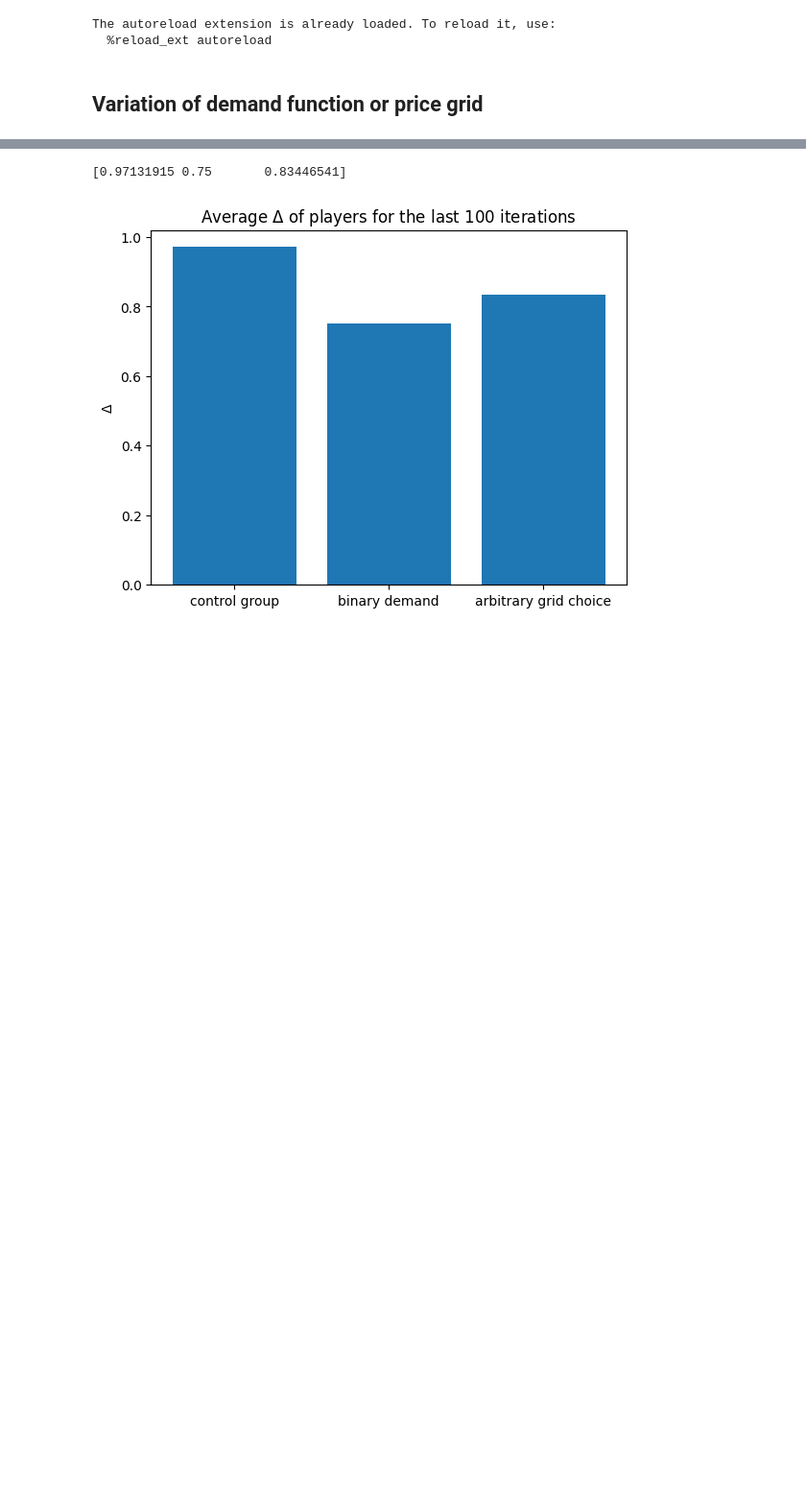
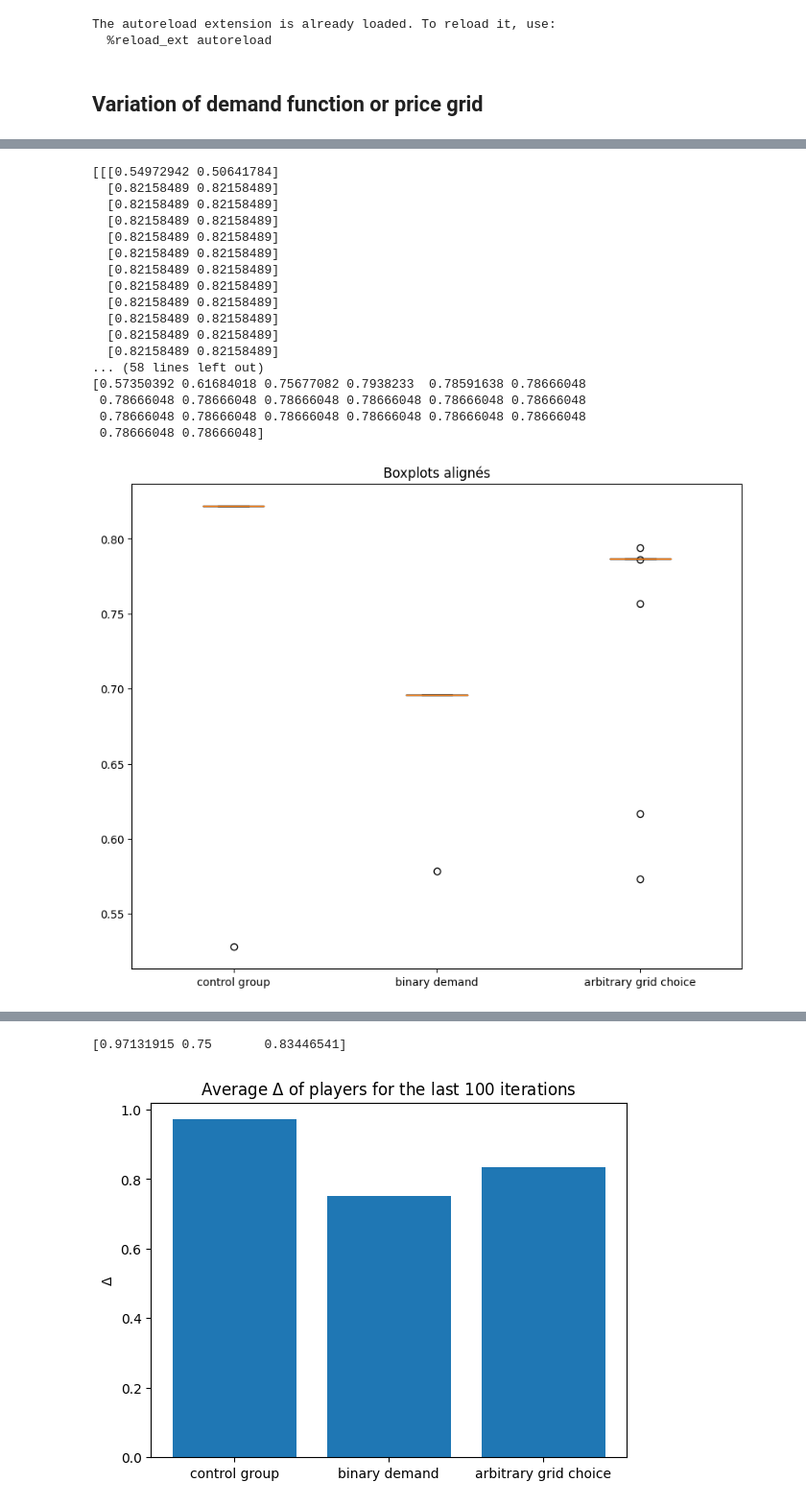
Before and after one commit to Suzie14/RLandPricing, a Jupyter notebook: notebooks/var_demand_grid.ipynb, the cells around one changed output, grey strips where cells are left out. Shown at 96% size. Saved outputs shown, nothing was run; the diff lists cells and outputs as text; code cells hidden in the pictures; blank space fills up the shorter version.

```diff
--- a/notebooks/var_demand_grid.ipynb
+++ b/notebooks/var_demand_grid.ipynb
@@ -103,0 +102,70 @@ plt.show()
+# %%
+
+legend = ["control group", "binary demand", "arbitrary grid choice"]
+prices = pr.PriceOptimizer()
+prices_binary = pr.PriceOptimizer(binary_demand=True)
+collusion_profit, collusion_prices = prices.CollusionPrice()
+collusion_profit_binary, collusion_prices_binary = prices_binary.CollusionPrice()
+nash_profit, nash_prices = prices.NashPrice()
+nash_profit_binary, nash_prices_binary = prices_binary.NashPrice()
+
+RN = nash_profit, nash_profit_binary, nash_profit
+RC = collusion_profit, collusion_profit_binary, collusion_profit
+
+
+Rmean = np.zeros((len(aggregated_agents), len(aggregated_agents[0]), len(aggregated_agents[0][0][0])))
+DRmean = np.zeros((len(aggregated_agents), len(aggregated_agents[0]), len(aggregated_agents[0][0][0])))
+
+box = np.zeros((len(aggregated_agents), len(aggregated_agents[0])))
+# Parameters
+n_params = len(aggregated_agents)
+
+# Loop through each parameter
+for param_ind in range(n_params):
+
+  # Loop through each sample
+  for sample_ind in range(len(aggregated_agents[0])):
+    for j in range (2):
+      Rmean[param_ind][sample_ind][j] = aggregated_agents[param_ind][sample_ind][-100:,j].mean()
+      DRmean[param_ind][sample_ind][j] = (Rmean[param_ind][sample_ind][j] - RN[param_ind])/(RC[param_ind] - RN[param_ind])
+      box = DRmean.mean(axis = 2)
+print(DRmean)
+
+# Mettre les données dans une liste
+data = [box[param_ind] for param_ind in range(len(aggregated_agents))]
+
+
+fig, ax = plt.subplots(figsize=(10, 8))
+
+# Tracer les boxplots
+ax.boxplot(data,
+           notch=False,
+           positions=[1,2,3])
+
+# Personnaliser les axes
+ax.set_xticks([1,2,3])
+ax.set_xticklabels(legend)
+
+# Ajouter un titre
+plt.title('Boxplots alignés')
+
+plt.show()
+# %% [output]
+[[[0.54972942 0.50641784]
+  [0.82158489 0.82158489]
+  [0.82158489 0.82158489]
+  [0.82158489 0.82158489]
+  [0.82158489 0.82158489]
+  [0.82158489 0.82158489]
+  [0.82158489 0.82158489]
+  [0.82158489 0.82158489]
+  [0.82158489 0.82158489]
+  [0.82158489 0.82158489]
+  [0.82158489 0.82158489]
+  [0.82158489 0.82158489]
+... (58 lines left out)
+[0.57350392 0.61684018 0.75677082 0.7938233  0.78591638 0.78666048
+ 0.78666048 0.78666048 0.78666048 0.78666048 0.78666048 0.78666048
+ 0.78666048 0.78666048 0.78666048 0.78666048 0.78666048 0.78666048
+ 0.78666048 0.78666048]
+[figure, added]
```
Also changed, not shown: parts of 7 cells of this notebook, 3 other files.
